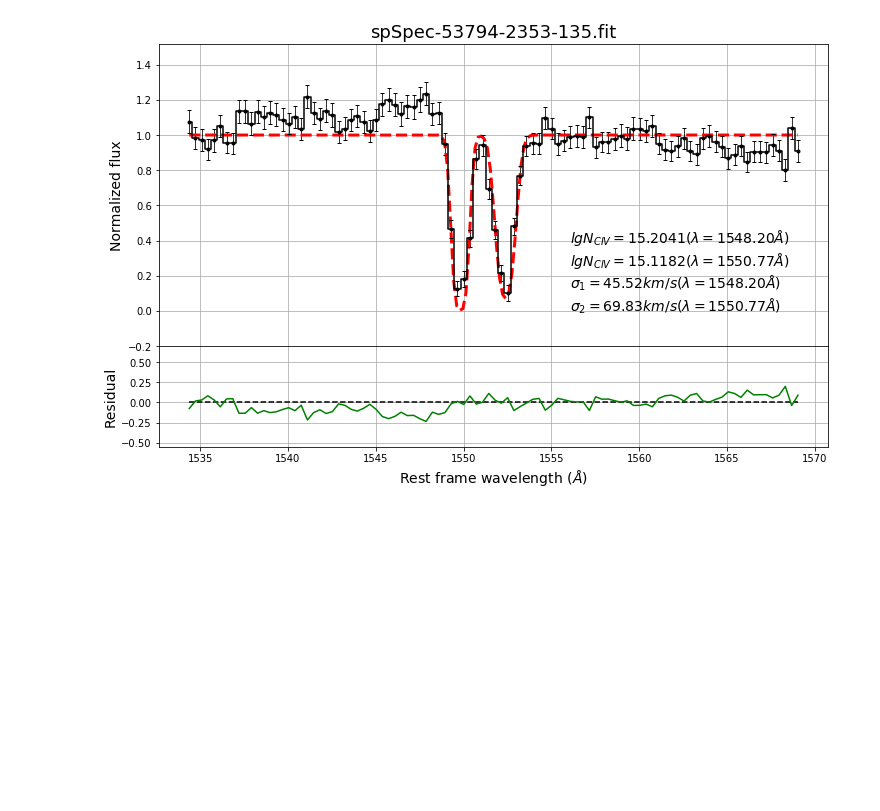
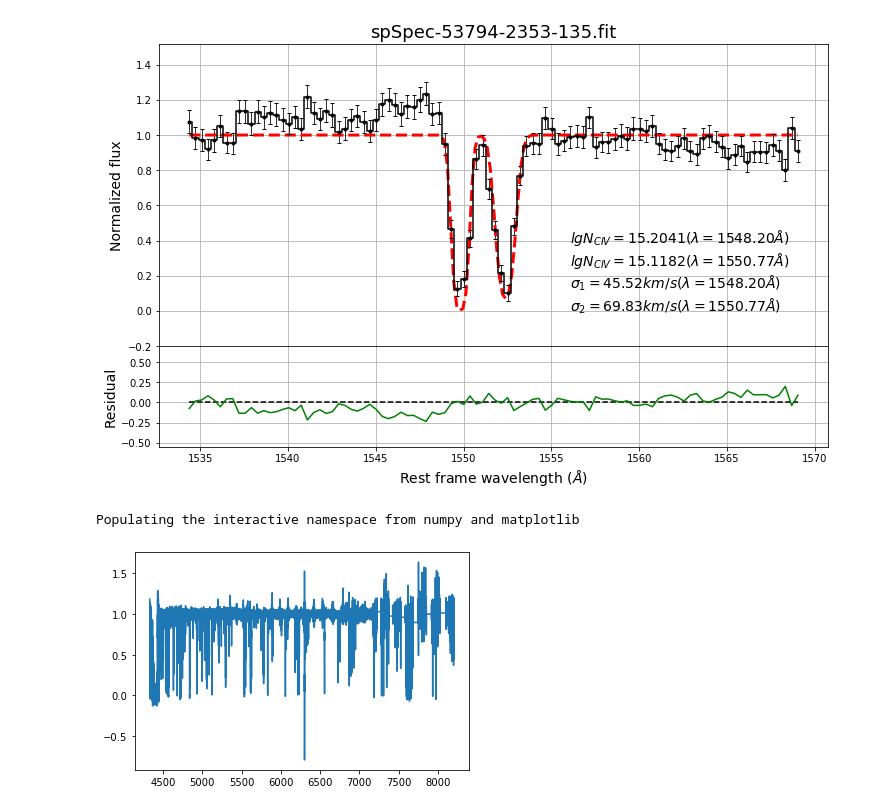
Before and after one commit to lizihao1008/Myfit, a Jupyter notebook: docs/example.ipynb, the cells around one changed output. Cells and saved outputs as stored; diff of their text form; code cells hidden in the pictures; blank space fills up the shorter version.

```diff
--- a/docs/example.ipynb
+++ b/docs/example.ipynb
@@ -116,3 +119,11 @@ ft.compute_N(spec,'C IV')
 lgN1=15.204062
 lgN2=15.118172
 [figure]
+# %%
+wavelength,flux,noise,z = ft.read_hires('FJ0812+32')
+%pylab inline
+plt.plot(wavelength,flux)
+plt.show()
+# %% [output]
+Populating the interactive namespace from numpy and matplotlib
+[figure, added]
```
Also changed, not shown: parts of 4 cells of this notebook.
